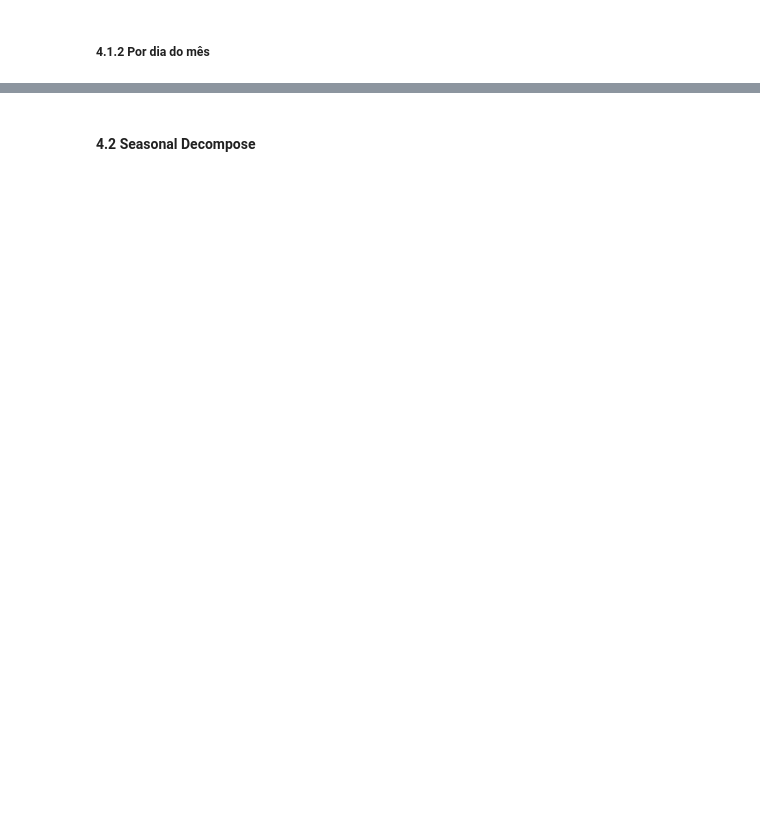
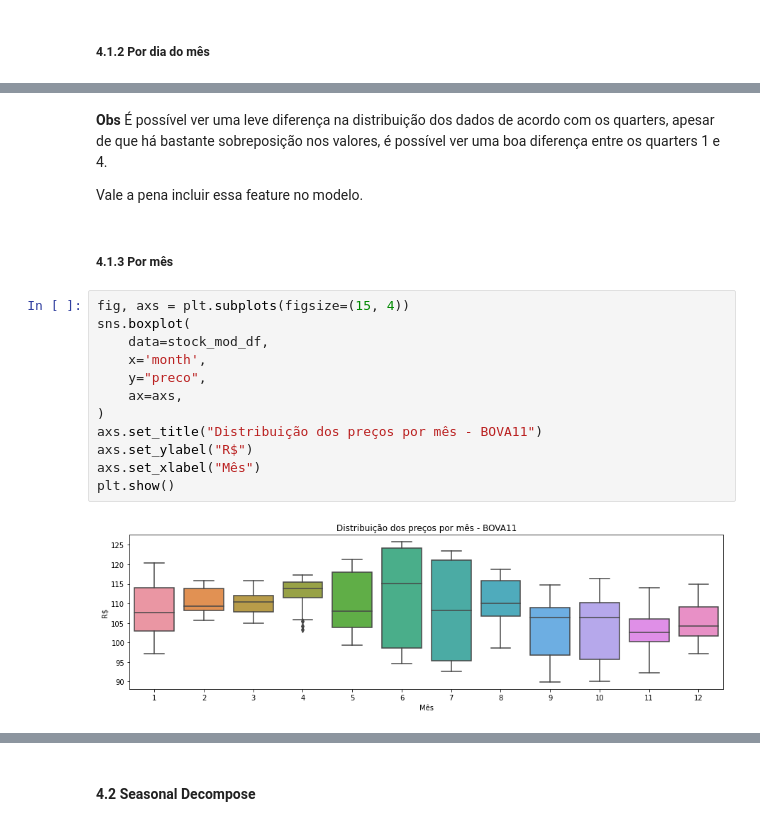
Before and after one commit to micheldearaujo/forecasting_stocks, a Jupyter notebook: notebooks/2.0-mal-exploratory-data-analysis.ipynb, the cells around one changed output, grey strips where cells are left out. Cells and saved outputs as stored; diff of their text form; blank space fills up the shorter version.

```diff
--- a/notebooks/2.0-mal-exploratory-data-analysis.ipynb
+++ b/notebooks/2.0-mal-exploratory-data-analysis.ipynb
@@ -275,0 +310,21 @@ plt.show()
+# %% [markdown]
+**Obs**
+É possível ver uma leve diferença na distribuição dos dados de acordo com os quarters, apesar de que há bastante sobreposição nos valores, é possível ver uma boa diferença entre os quarters 1 e 4.
+
+Vale a pena incluir essa feature no modelo.
+# %% [markdown]
+##### 4.1.3 Por mês
+# %%
+fig, axs = plt.subplots(figsize=(15, 4))
+sns.boxplot(
+    data=stock_mod_df,
+    x='month',
+    y="preco",
+    ax=axs,
+)
+axs.set_title("Distribuição dos preços por mês - BOVA11")
+axs.set_ylabel("R$")
+axs.set_xlabel("Mês")
+plt.show()
+# %% [output]
+[figure, added]
```
Also changed, not shown: parts of 20 cells of this notebook.
